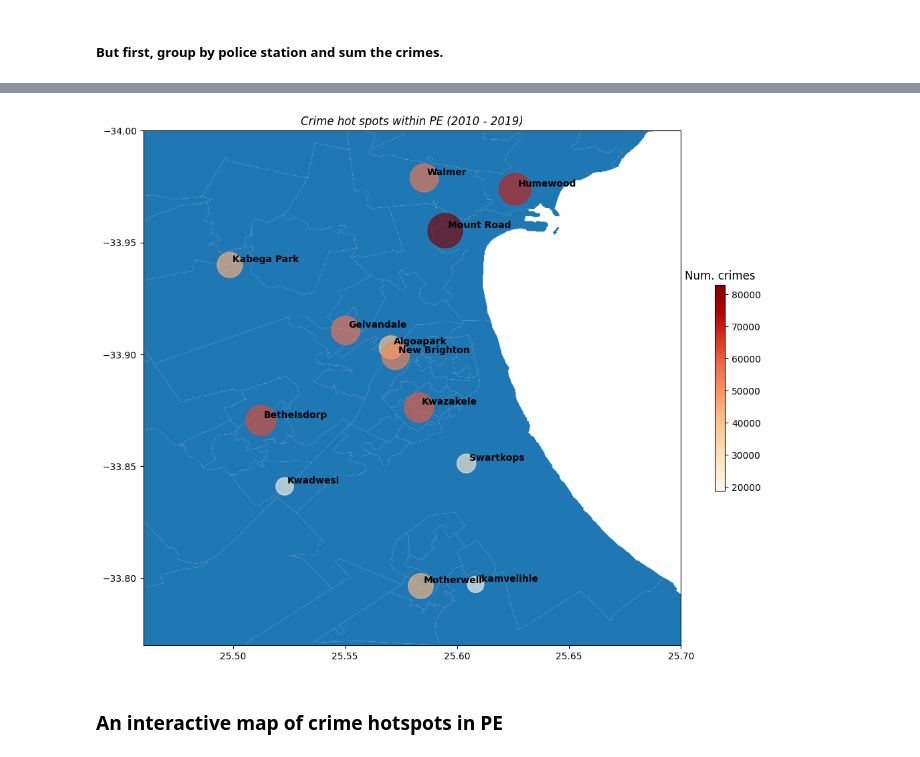
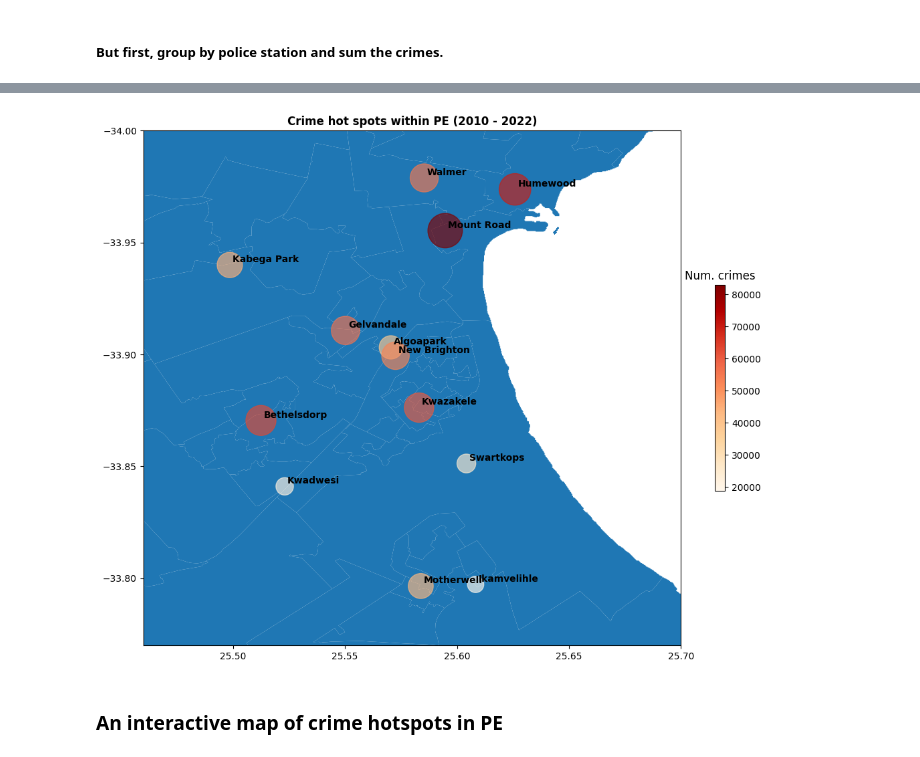
Before and after one commit to BlocknBoom123/CrimePy, a Jupyter notebook: SA/CrimePy.ipynb, the cells around one changed output, grey strips where cells are left out. Cells and saved outputs as stored; diff of their text form; code cells hidden in the pictures.

```diff
--- a/SA/CrimePy.ipynb
+++ b/SA/CrimePy.ipynb
@@ -143,17 +141,17 @@ geo_df = gpd.GeoDataFrame(sum_crimes, crs = {'init': 'epsg:4326'}, geometry=[Poi
 # %%
 fig, ax = plt.subplots(figsize=(13,10))
 map = gpd.read_file("gadm41_ZAF_shp\\gadm41_ZAF_4.shp")
 map.plot(ax=ax, aspect=1) #Plot the map of South Africa
 geo_df.plot(aspect=1, column='Crimes', ax=ax, markersize='size', cmap='OrRd', legend=True, alpha=0.65, legend_kwds={'shrink': 0.4}) #Plot the latitude longitude pairs onto the same SA map.
 ax.set_ylim([-33.77, -34])
 ax.set_xlim([25.46, 25.7])
-plt.title('Crime hot spots within PE (2010 - 2019)', style='italic')
+plt.title('Crime hot spots within PE (2010 - 2022)', weight='bold')
 for x, y, label in zip(geo_df.geometry.x, geo_df.geometry.y, geo_df['Police Station']):
     ax.annotate(label, xy=(x, y), xytext=(3, 3), textcoords="offset points", weight='bold')
 ax.get_figure().get_axes()[1].set_title("Num. crimes")
 plt.show()
 # %% [output]
-[figure, old version]
+[figure, new version]
 # %% [markdown]
 ### An interactive map of crime hotspots in PE
 # %%
```
Also changed, not shown: parts of 3 cells of this notebook, 1 other file.
